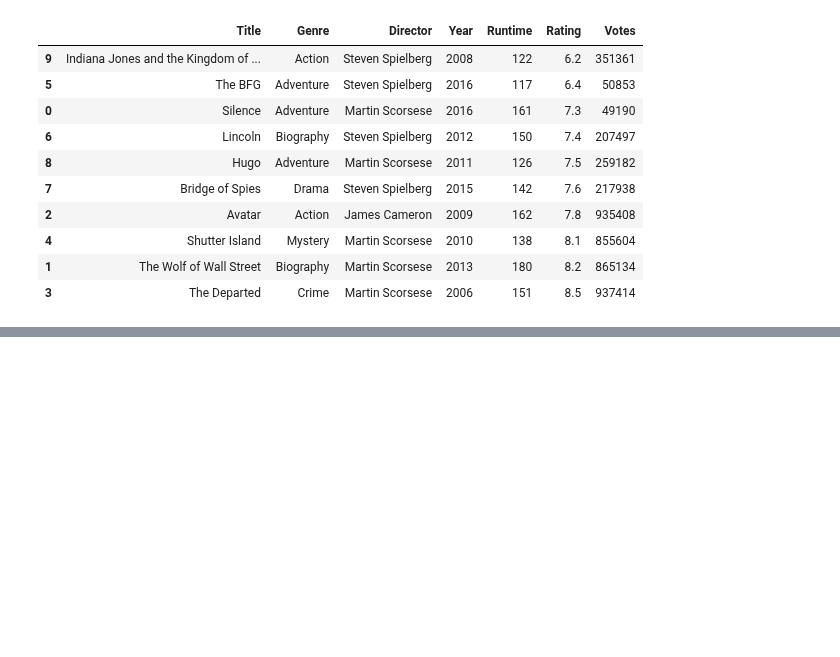
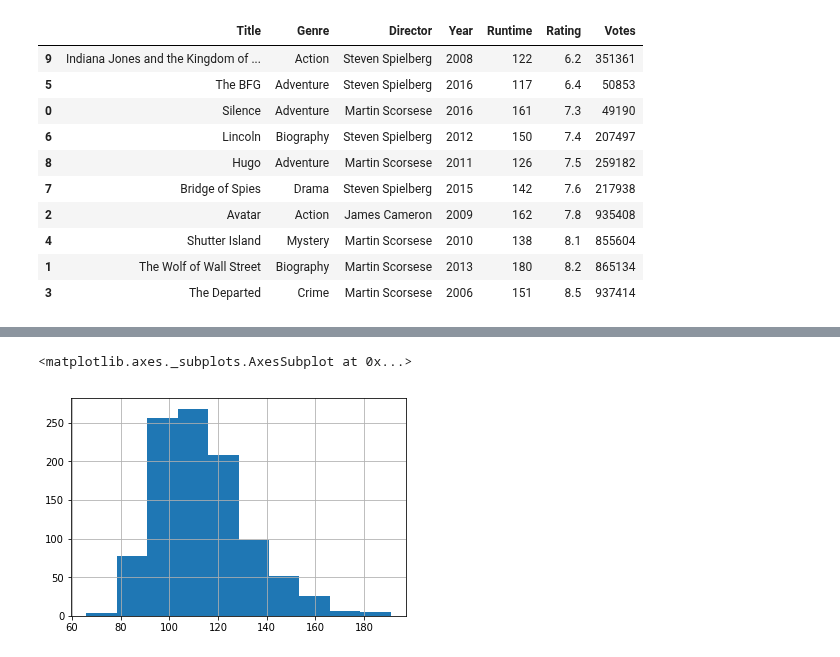
Before and after one commit to poompoowit/Stat-_work, a Jupyter notebook: Week3/Week3.ipynb, the cells around one changed output, grey strips where cells are left out. Saved outputs shown, nothing was run; the diff lists cells and outputs as text; code cells hidden in the pictures; blank space fills up the shorter version.

```diff
--- a/Week3/Week3.ipynb
+++ b/Week3/Week3.ipynb
@@ -99,0 +118,6 @@ df2.describe()
+# %%
+%matplotlib inline
+df.Runtime.hist()
+# %% [output]
+<matplotlib.axes._subplots.AxesSubplot at 0x...>
+[figure, added]
```
Also changed, not shown: parts of 12 cells of this notebook.
